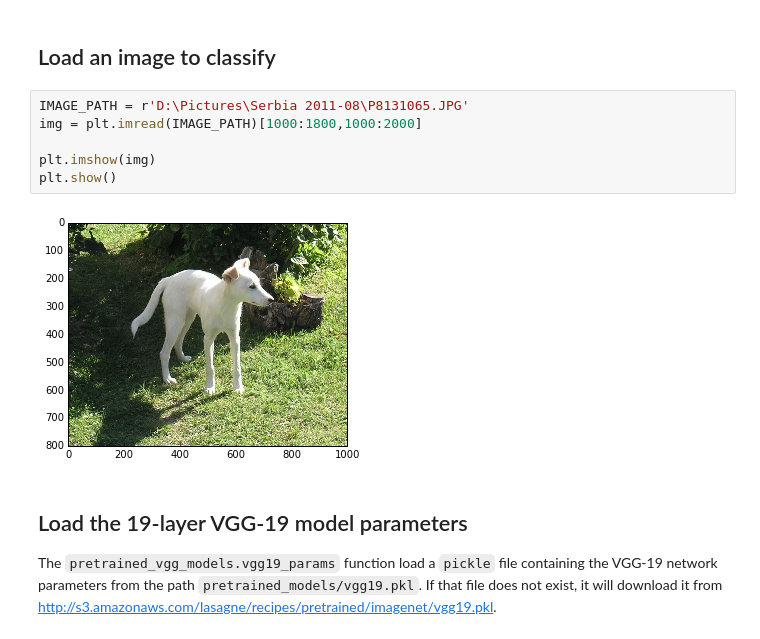
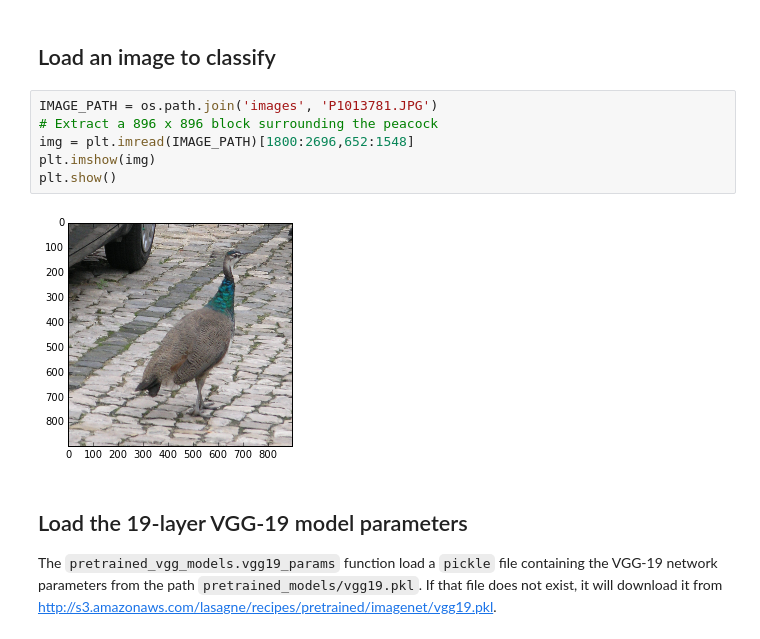
Before and after one commit to Britefury/deep-learning-tutorial-pydata, a Jupyter notebook: Using a pretrained conv-net - VGG net.ipynb, the cells around one changed output. Saved outputs shown, nothing was run; the diff lists cells and outputs as text.

Commit message:
Added notebook for finding an object in an image using VGG-net. Added sample image.

```diff
--- a/Using a pretrained conv-net - VGG net.ipynb
+++ b/Using a pretrained conv-net - VGG net.ipynb
@@ -26,13 +21,13 @@ Using gpu device 0: GeForce GTX 970 (CNMeM is enabled with initial size: 25.0% o
 # %% [markdown]
 ## Load an image to classify
 # %%
-IMAGE_PATH = r'D:\Pictures\Serbia 2011-08\P8131065.JPG'
-img = plt.imread(IMAGE_PATH)[1000:1800,1000:2000]
-
+IMAGE_PATH = os.path.join('images', 'P1013781.JPG')
+# Extract a 896 x 896 block surrounding the peacock
+img = plt.imread(IMAGE_PATH)[1800:2696,652:1548]
 plt.imshow(img)
 plt.show()
 # %% [output]
-[figure, old version]
+[figure, new version]
 # %% [markdown]
 ## Load the 19-layer VGG-19 model parameters
 
```
Also changed, not shown: parts of 5 cells of this notebook, 3 other files.
